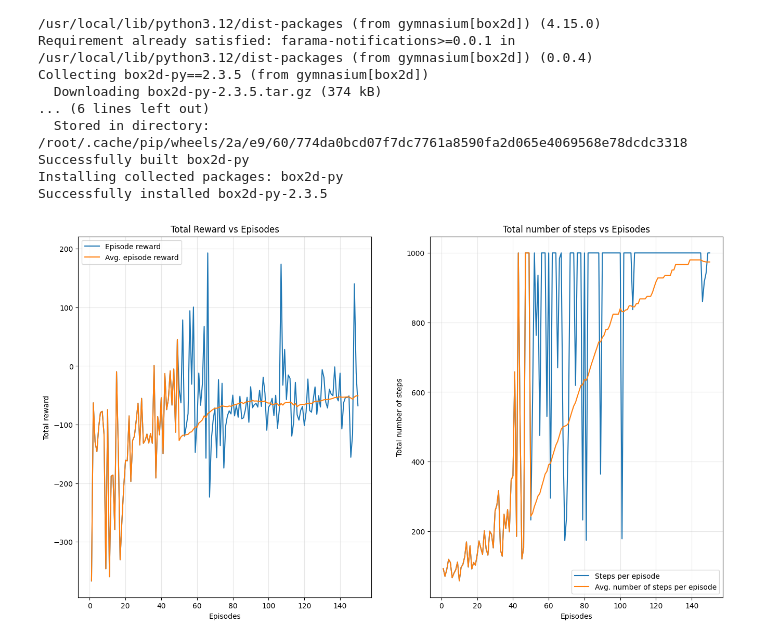
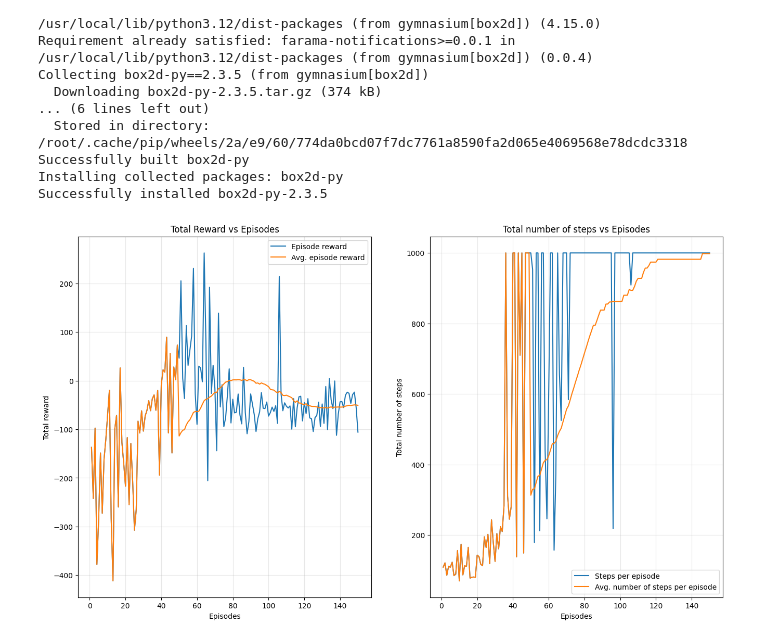
Before and after one commit to Ton3t3/Lab2-RL, a Jupyter notebook: problem 1/DQN_problem.ipynb, the cells around one changed output. Saved outputs shown, nothing was run; the diff lists cells and outputs as text; code cells hidden in the pictures.

Commit message:
Creado con Colab (64 neurons/layer, episodes = 150)

```diff
--- a/problem 1/DQN_problem.ipynb
+++ b/problem 1/DQN_problem.ipynb
@@ -145,10 +145,10 @@ env.reset()
 
 #Extra parameters (not included in raw version of the exercise)
 BUFFER_SIZE = 15000#10000                                 # Size of the replay buffer (5000 - 30000)
-TRAINING_BATCH = 32                                 # How big should be the batch of experiences used to train the main NN (4 - 128)
+TRAINING_BATCH = 64                                 # How big should be the batch of experiences used to train the main NN (4 - 128)
 C = int(BUFFER_SIZE/TRAINING_BATCH)                 # Update frequency of the target
 LEARNING_RATE = 0.0005#0.001                               # (10-3 - 10-4)
-NEURONS_PER_LAYER = 64                              # Number of neurons per hidden layer (8 - 128)
+NEURONS_PER_LAYER = 64    #32                          # Number of neurons per hidden layer (8 - 128)
 MIN_REPLAY_SIZE = 1000
 
 # Parameters
@@ -268,34 +268,34 @@ for i in EPISODES:
         "Episode {} - Reward/Steps: {:.1f}/{} - Avg. Reward/Steps: {:.1f}/{}".format(
         i, total_episode_reward, t,
         running_average(episode_reward_list, n_ep_running_average)[-1],
         running_average(episode_number_of_steps, n_ep_running_average)[-1]))
 
 torch.save(network, 'neural-network-1.pth')
 # Close environment
 env.close()
 
 # Plot Rewards and steps
 fig, ax = plt.subplots(nrows=1, ncols=2, figsize=(16, 9))
 ax[0].plot([i for i in range(1, N_episodes+1)], episode_reward_list, label='Episode reward')
 ax[0].plot([i for i in range(1, N_episodes+1)], running_average(
     episode_reward_list, n_ep_running_average), label='Avg. episode reward')
 ax[0].set_xlabel('Episodes')
 ax[0].set_ylabel('Total reward')
 ax[0].set_title('Total Reward vs Episodes')
 ax[0].legend()
 ax[0].grid(alpha=0.3)
 
 ax[1].plot([i for i in range(1, N_episodes+1)], episode_number_of_steps, label='Steps per episode')
 ax[1].plot([i for i in range(1, N_episodes+1)], running_average(
     episode_number_of_steps, n_ep_running_average), label='Avg. number of steps per episode')
 ax[1].set_xlabel('Episodes')
 ax[1].set_ylabel('Total number of steps')
 ax[1].set_title('Total number of steps vs Episodes')
 ax[1].legend()
 ax[1].grid(alpha=0.3)
 plt.show()
 # %% [output]
-[figure, old version]
+[figure, new version]
 # %%
 %%python DQN_check_solution.py
 # %% [output]
```
Also changed, not shown: parts of 1 cell of this notebook.
